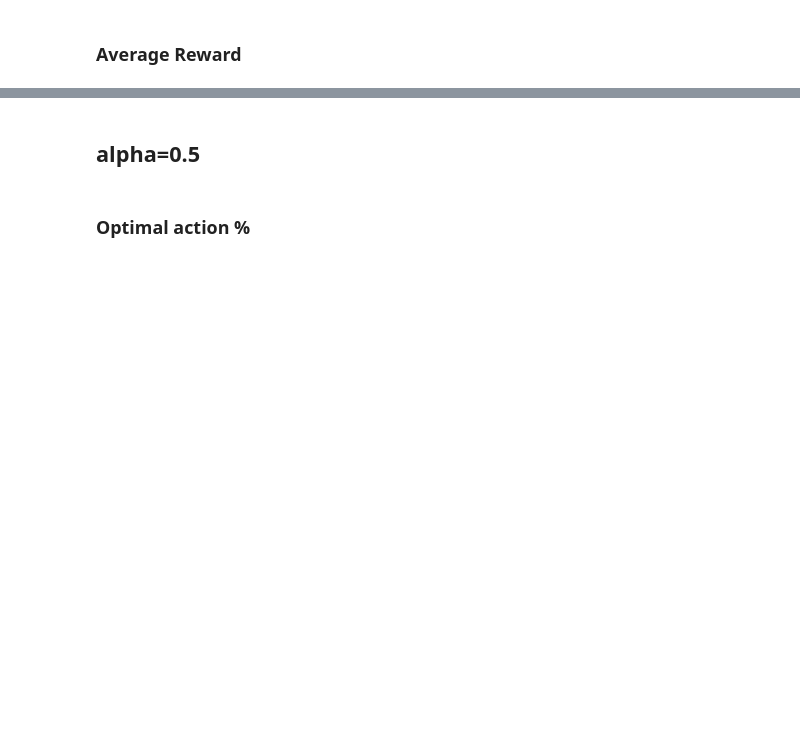
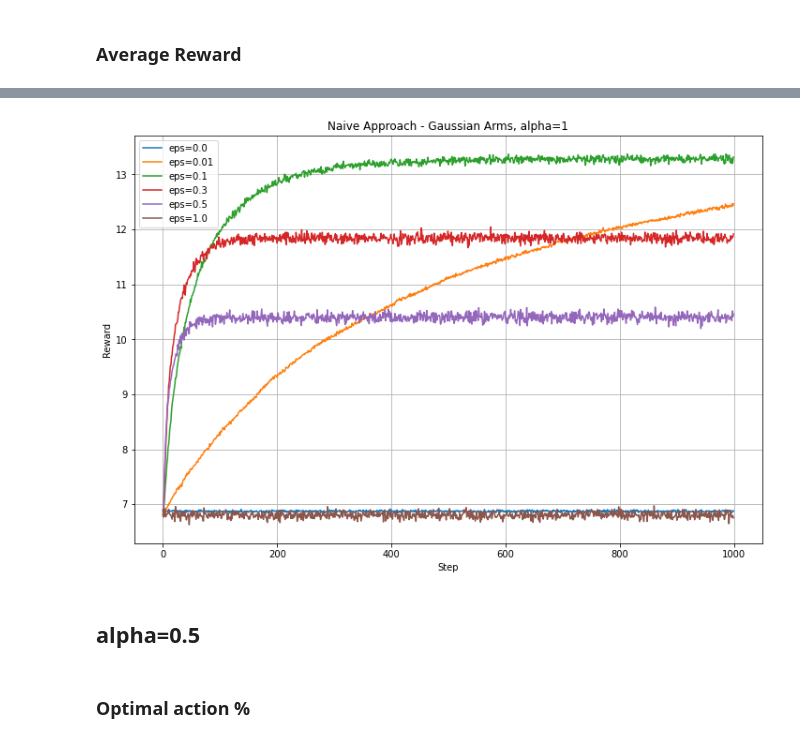
Before and after one commit to sungwoopark95/rl-practice, a Jupyter notebook: bandit/Bandit_Analysis.ipynb, the cells around one changed output, grey strips where cells are left out. Drawn from its saved outputs; the diff is of its cells as text; code cells hidden in the pictures; blank space fills up the shorter version.

```diff
--- a/bandit/Bandit_Analysis.ipynb
+++ b/bandit/Bandit_Analysis.ipynb
@@ -100,5 +104,8 @@ plot_results(bern_results_naive_1, column='reward', title="Naive Approach - Bern
 # %%
-plot_results(gaus_results_naive_1, column='reward', title="Naive Approach - Gaussian Arms, alpha=1")
+plot_results(gaus_results_naive_1, column='reward',
+             title="Naive Approach - Gaussian Arms, alpha=1", is_ucb=False)
+# %% [output]
+[figure, added]
 # %% [markdown]
 ## alpha=0.5
 # %%
```
Also changed, not shown: parts of 63 cells of this notebook, 3 other files.
